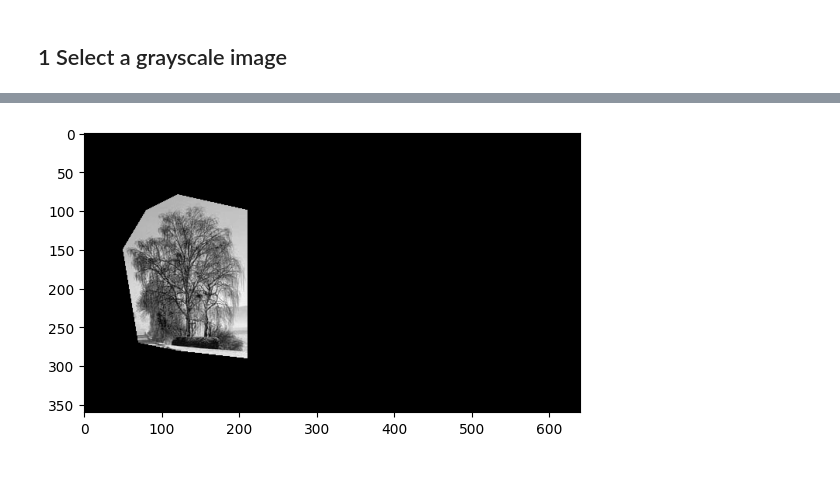
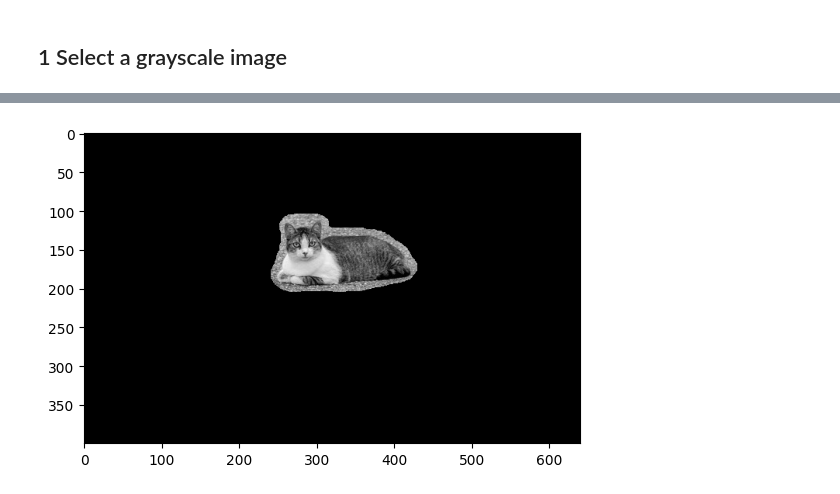
Before and after one commit to lucieniii/UCL-IP-2022, a Jupyter notebook: Practical3/Practical3.ipynb, the cells around one changed output, grey strips where cells are left out. Cells and saved outputs as stored; diff of their text form; code cells hidden in the pictures.

```diff
--- a/Practical3/Practical3.ipynb
+++ b/Practical3/Practical3.ipynb
@@ -80,10 +43,0 @@ plt.show()
-# %%
-mask_image = np.zeros((height, width))
-mask_image = cv2.fillConvexPoly(mask_image, mask, 1.0)
-meshed_image = src_image_gray.copy().astype(np.float32)
-meshed_image *= mask_image.astype(np.float32)
-meshed_image = meshed_image.astype(np.uint8)
-plt.imshow(meshed_image, cmap='gray')
-plt.show()
-# %% [output]
-[figure, removed]
@@ -89,0 +54,54 @@ plt.show()
+# %%
+def readMaskImage(mask_path):
+    mask_image = plt.imread(mask_path)
+    mask_image = np.mean(mask_image, axis=2)
+    threshold = np.mean(mask_image)
+    mask_image01 = np.zeros(mask_image.shape)
+    mask_image01[mask_image > threshold] = 1
+
+    return mask_image01.astype(np.int32)
+# %%
+mask_rev1 = np.array([
+    [100, 80],
+    [80, 120],
+    [100, 210],
+    [290, 210],
+    [280, 120],
+    [270, 70],
+    [150, 50]
+])
+
+mask_rev3 = np.array([
+    [350, 270],
+    [350, 300],
+    [380, 320],
+    [400, 250],
+    [370, 240],
+])
+
+mask_rev2 = np.array([
+    [30, 80],
+    [20, 150],
+    [40, 160],
+    [70, 100],
+    [50, 60],
+])
+
+mask_rev = np.array([
+    [120, 230],
+    [100, 270],
+    [110, 420],
+    [200, 430],
+    [220, 260],
+    [200, 230],
+])
+
+#mask_image = constructMaskImage(mask_rev, src_image_gray.shape)
+mask_image = readMaskImage('mask.jpg')
+
+masked_image = src_image_gray.copy().astype(np.float32)
+masked_image *= mask_image.astype(np.float32)
+plt.imshow(masked_image, cmap='gray')
+plt.show()
+# %% [output]
+[figure, added]
```
Also changed, not shown: parts of 24 cells of this notebook.
